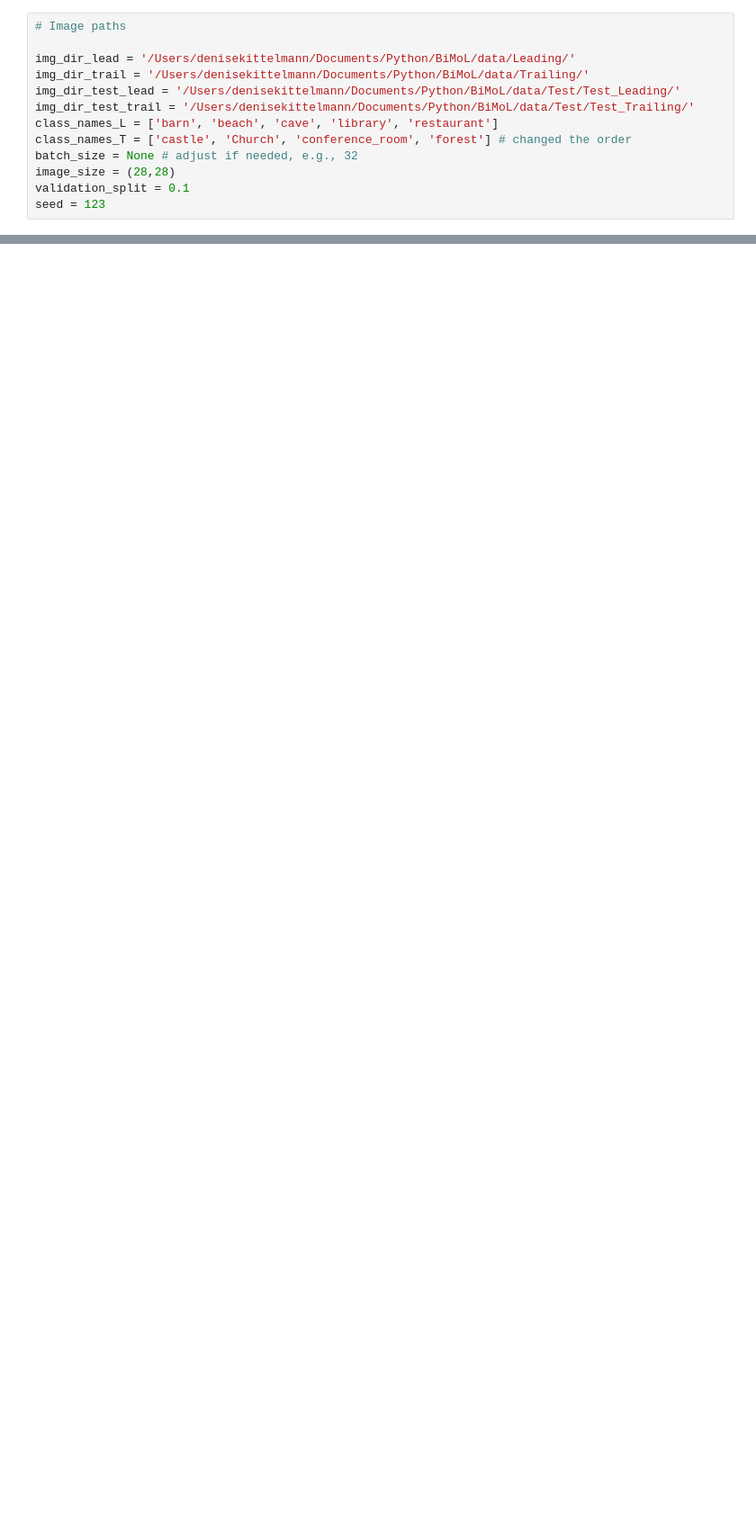
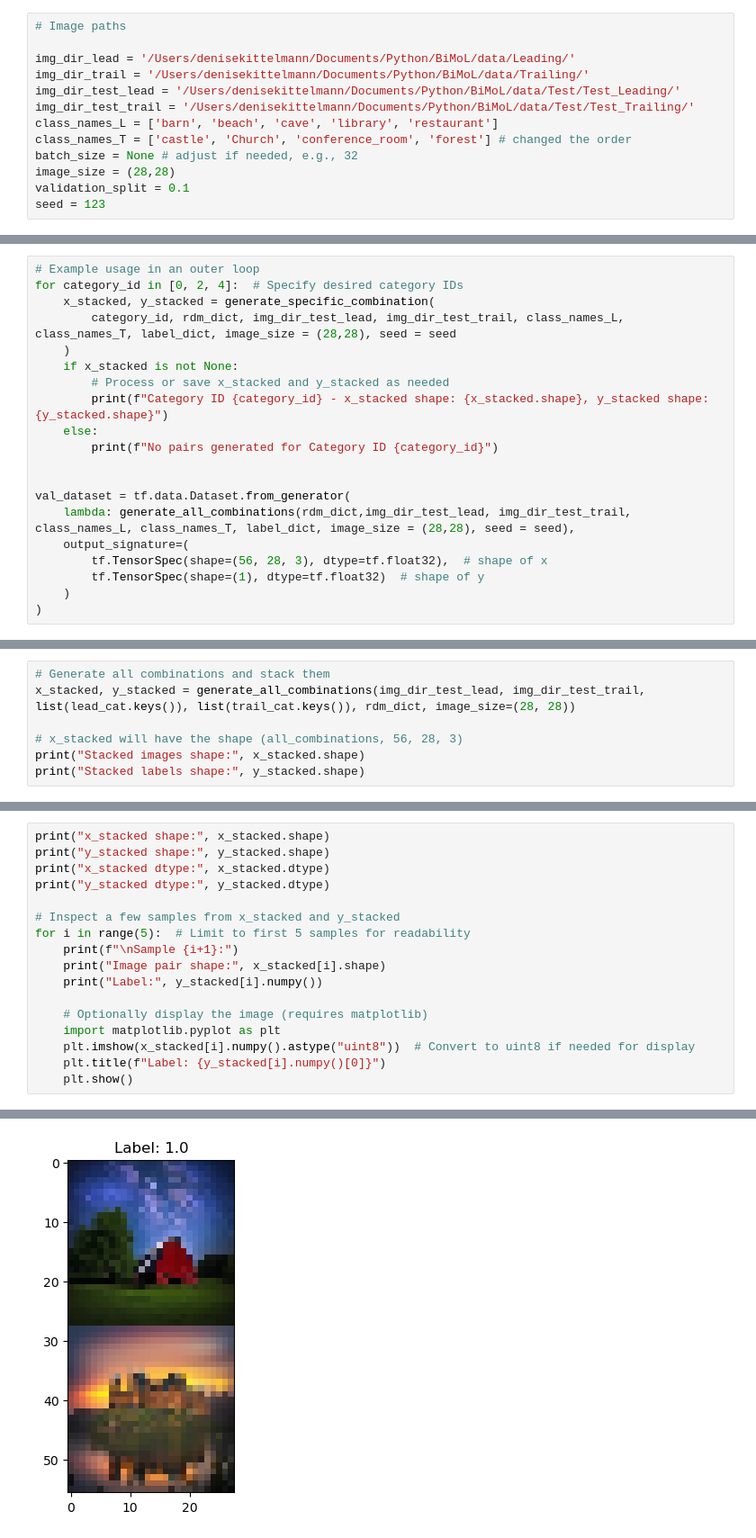
Before and after one commit to dkittelmann/BiMoL, a Jupyter notebook: code/notebooks/construct_ann_RDMs.ipynb, the cells around one changed output, grey strips where cells are left out. Shown at 90% size. Saved outputs shown, nothing was run; the diff lists cells and outputs as text; blank space fills up the shorter version.

```diff
--- a/code/notebooks/construct_ann_RDMs.ipynb
+++ b/code/notebooks/construct_ann_RDMs.ipynb
@@ -233,0 +820,20 @@ seed = 123
+# %%
+# Example usage in an outer loop
+for category_id in [0, 2, 4]:  # Specify desired category IDs
+    x_stacked, y_stacked = generate_specific_combination(
+        category_id, rdm_dict, img_dir_test_lead, img_dir_test_trail, class_names_L, class_names_T, label_dict, image_size = (28,28), seed = seed
+    )
+    if x_stacked is not None:
+        # Process or save x_stacked and y_stacked as needed
+        print(f"Category ID {category_id} - x_stacked shape: {x_stacked.shape}, y_stacked shape: {y_stacked.shape}")
+    else:
+        print(f"No pairs generated for Category ID {category_id}")
+
+
+val_dataset = tf.data.Dataset.from_generator(
+    lambda: generate_all_combinations(rdm_dict,img_dir_test_lead, img_dir_test_trail, class_names_L, class_names_T, label_dict, image_size = (28,28), seed = seed),
+    output_signature=(
+        tf.TensorSpec(shape=(56, 28, 3), dtype=tf.float32),  # shape of x
+        tf.TensorSpec(shape=(1), dtype=tf.float32)  # shape of y
+    )
+)
@@ -233,0 +1368,7 @@ seed = 123
+# %%
+# Generate all combinations and stack them
+x_stacked, y_stacked = generate_all_combinations(img_dir_test_lead, img_dir_test_trail, list(lead_cat.keys()), list(trail_cat.keys()), rdm_dict, image_size=(28, 28))
+
+# x_stacked will have the shape (all_combinations, 56, 28, 3)
+print("Stacked images shape:", x_stacked.shape)
+print("Stacked labels shape:", y_stacked.shape)
@@ -233,0 +1448,18 @@ seed = 123
+# %%
+print("x_stacked shape:", x_stacked.shape)
+print("y_stacked shape:", y_stacked.shape)
+print("x_stacked dtype:", x_stacked.dtype)
+print("y_stacked dtype:", y_stacked.dtype)
+
+# Inspect a few samples from x_stacked and y_stacked
+for i in range(5):  # Limit to first 5 samples for readability
+    print(f"\nSample {i+1}:")
+    print("Image pair shape:", x_stacked[i].shape)
+    print("Label:", y_stacked[i].numpy())
+
+    # Optionally display the image (requires matplotlib)
+    import matplotlib.pyplot as plt
+    plt.imshow(x_stacked[i].numpy().astype("uint8"))  # Convert to uint8 if needed for display
+    plt.title(f"Label: {y_stacked[i].numpy()[0]}")
+    plt.show()
+# %% [output]
@@ -233,0 +1474 @@ seed = 123
+[figure, added]
```
Also changed, not shown: parts of 19 cells of this notebook.
